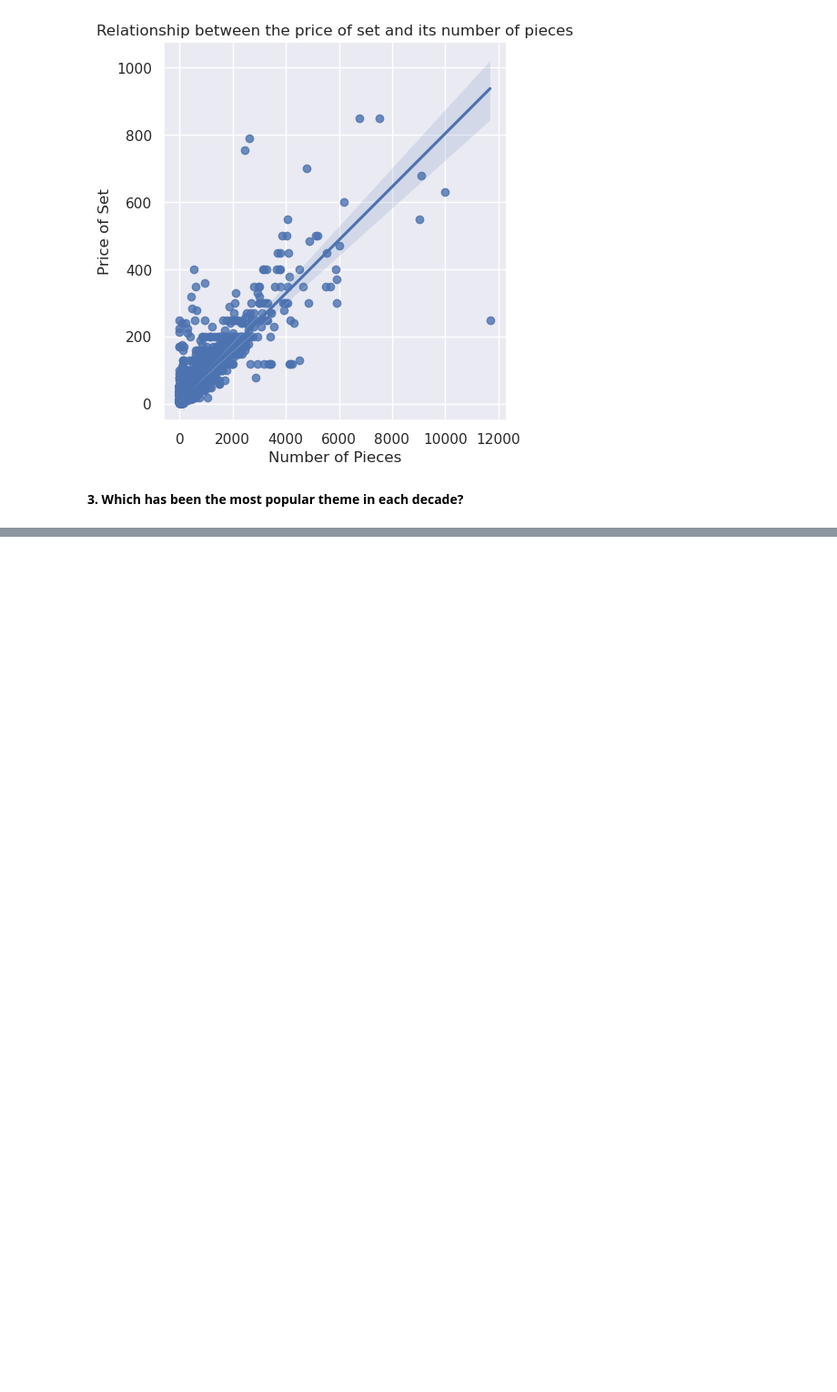
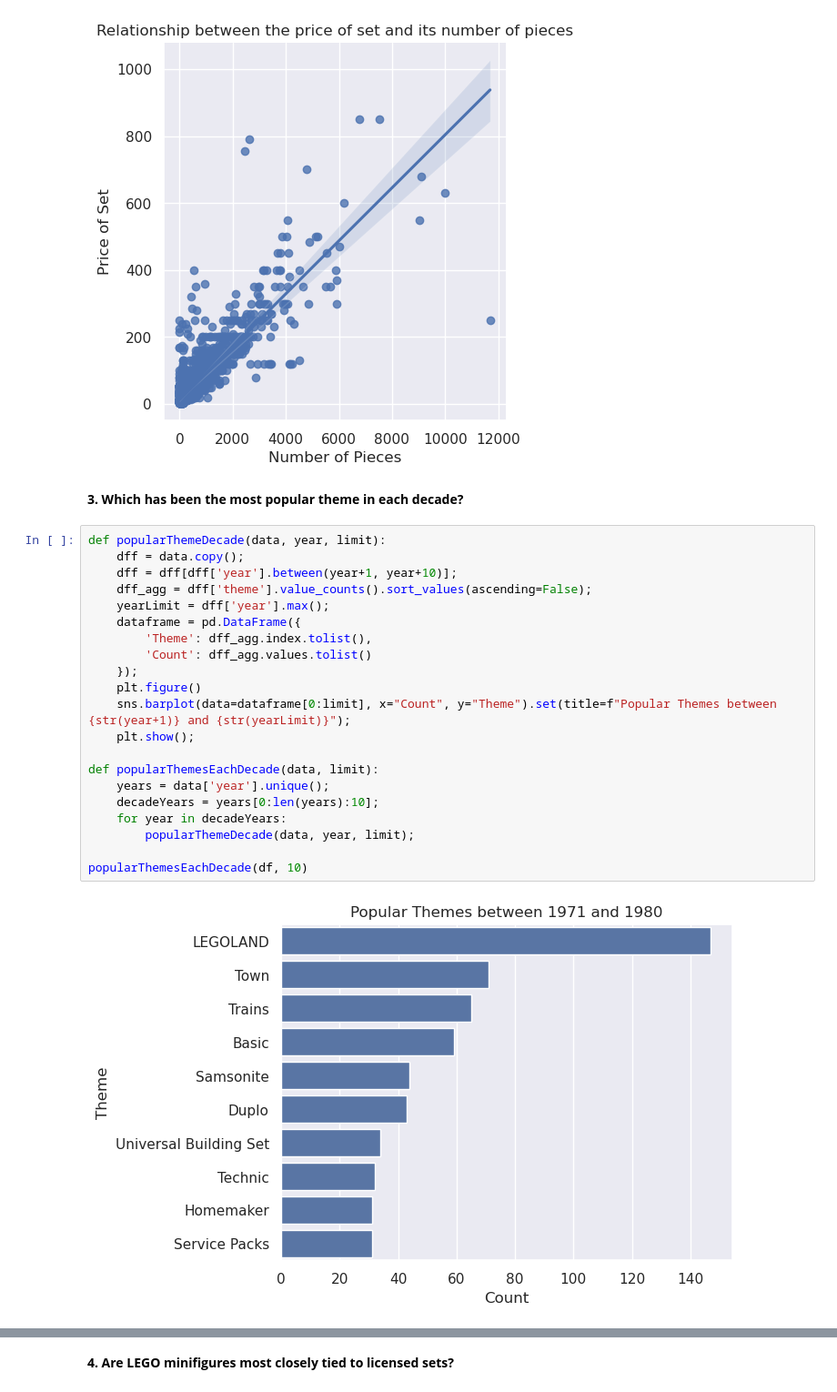
Before and after one commit to kjeshang/KunalMavenAnalyticsDataPlayground, a Jupyter notebook: LEGO_Sets/Analysis.ipynb, the cells around one changed output, grey strips where cells are left out. Shown at 91% size. Saved outputs shown, nothing was run; the diff lists cells and outputs as text; blank space fills up the shorter version.

Commit message:
LEGO Set Q3 finished

```diff
--- a/LEGO_Sets/Analysis.ipynb
+++ b/LEGO_Sets/Analysis.ipynb
@@ -109,3 +109,26 @@ relationPricePieces(df)
 [figure]
 # %% [markdown]
 **3. Which has been the most popular theme in each decade?**
+# %%
+def popularThemeDecade(data, year, limit):
+    dff = data.copy();
+    dff = dff[dff['year'].between(year+1, year+10)];
+    dff_agg = dff['theme'].value_counts().sort_values(ascending=False);
+    yearLimit = dff['year'].max();
+    dataframe = pd.DataFrame({
+        'Theme': dff_agg.index.tolist(),
+        'Count': dff_agg.values.tolist()
+    });
+    plt.figure()
+    sns.barplot(data=dataframe[0:limit], x="Count", y="Theme").set(title=f"Popular Themes between {str(year+1)} and {str(yearLimit)}");
+    plt.show();
+
+def popularThemesEachDecade(data, limit):
+    years = data['year'].unique();
+    decadeYears = years[0:len(years):10];
+    for year in decadeYears:
+        popularThemeDecade(data, year, limit);
+
+popularThemesEachDecade(df, 10)
+# %% [output]
+[figure, added]
@@ -111,0 +140,2 @@ relationPricePieces(df)
+# %% [markdown]
+**4. Are LEGO minifigures most closely tied to licensed sets?**
```
Also changed, not shown: parts of 3 cells of this notebook.
